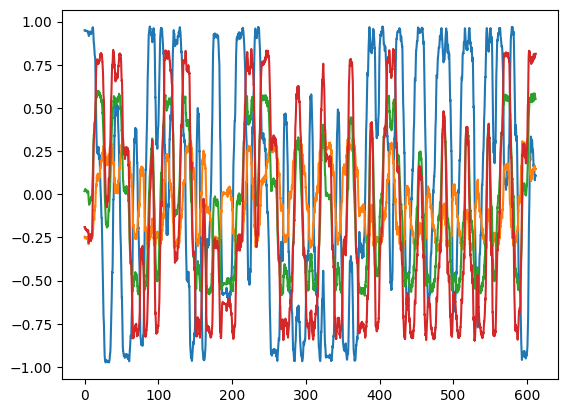
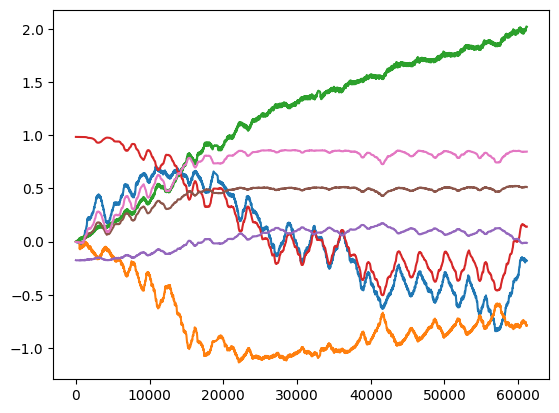
The notebook cell's code change between the first figure and the second:
--- before
+++ after
@@ -1,5 +1,6 @@
-plt.plot(imu.t - imu.t[0], mus[:,6:10])
-plt.xlim()
+# plt.plot(imu.t - imu.t[0], mus[:,6:10])
+plt.plot(mus[:,3:])
+# plt.xlim()
 plt.show()
-plt.plot(vicon.t - vicon.t[0], vicon.quaternion)
-plt.show()
+# plt.plot(vicon.t - vicon.t[0], vicon.quaternion)
+# plt.show()

Commit: some work but not great